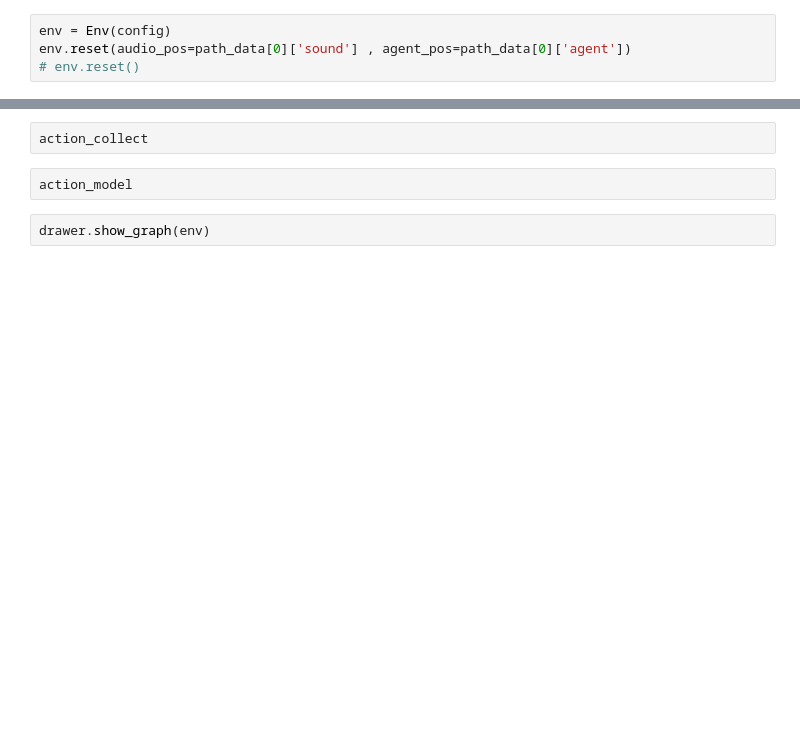
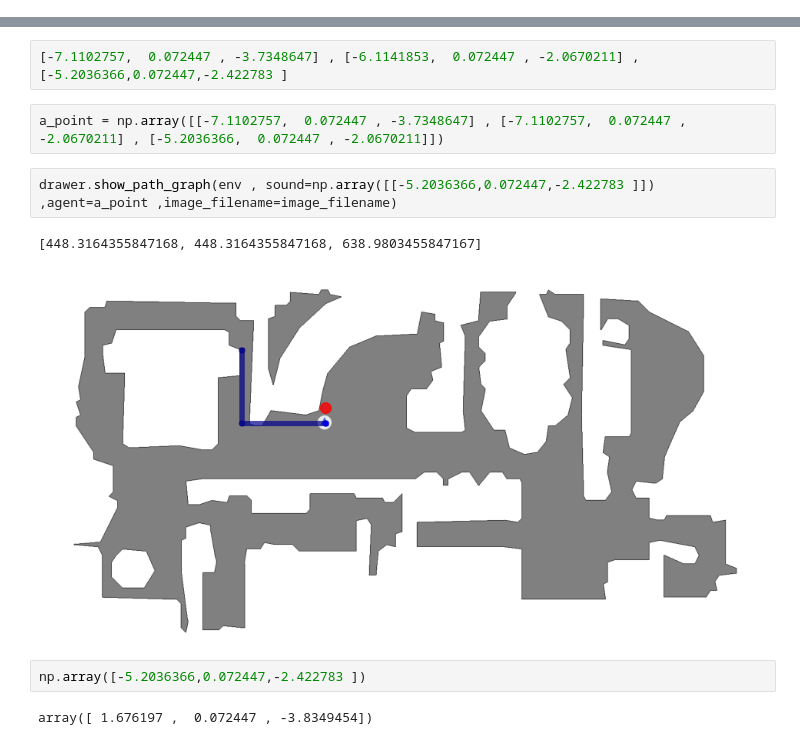
Before and after one commit to YZyongzhang/soundspaces, a Jupyter notebook: env.ipynb, the cells around one changed output, grey strips where cells are left out. Saved outputs shown, nothing was run; the diff lists cells and outputs as text; blank space fills up the shorter version.

```diff
--- a/env.ipynb
+++ b/env.ipynb
@@ -235,4 +126,0 @@ agent.load_state_dict(torch.load(model_path))
-# %%
-env = Env(config)
-env.reset(audio_pos=path_data[0]['sound'] , agent_pos=path_data[0]['agent'])
-# env.reset()
@@ -247,6 +127,13 @@ action_collect =list(col_data[0]['rl_pred'])
-# %%
-action_collect
-# %%
-action_model
-# %%
-drawer.show_graph(env)
+# %%
+[-7.1102757,  0.072447 , -3.7348647] , [-6.1141853,  0.072447 , -2.0670211] , [-5.2036366,0.072447,-2.422783 ]
+# %%
+a_point = np.array([[-7.1102757,  0.072447 , -3.7348647] , [-7.1102757,  0.072447 , -2.0670211] , [-5.2036366,  0.072447 , -2.0670211]])
+# %%
+drawer.show_path_graph(env , sound=np.array([[-5.2036366,0.072447,-2.422783 ]])  ,agent=a_point ,image_filename=image_filename)
+# %% [output]
+[448.3164355847168, 448.3164355847168, 638.9803455847167]
+[figure, added]
+# %%
+np.array([-5.2036366,0.072447,-2.422783 ])
+# %% [output]
+array([ 1.676197 ,  0.072447 , -3.8349454])
```
Also changed, not shown: parts of 26 cells of this notebook, 26 other files.
